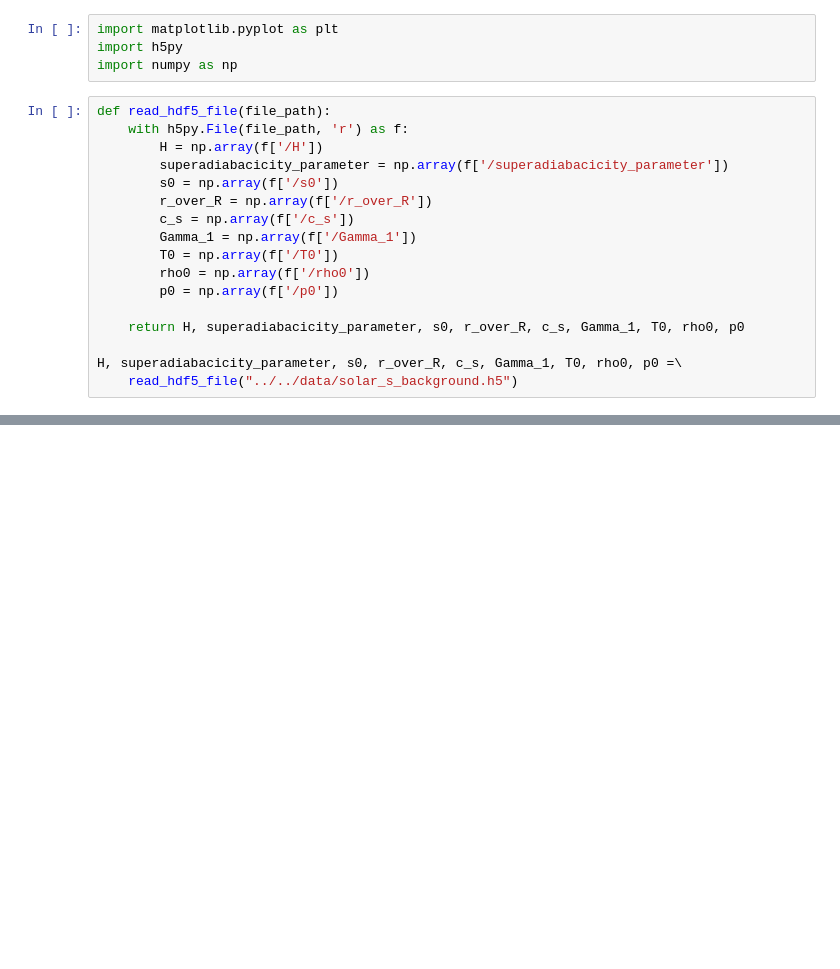
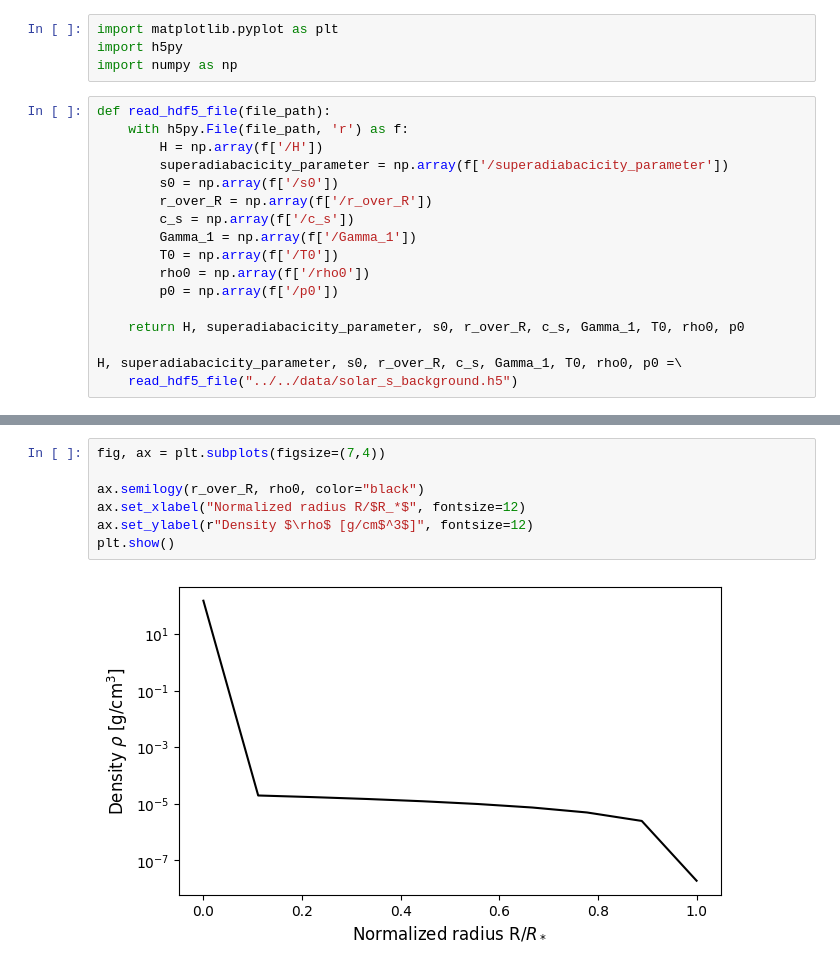
Before and after one commit to tabjone/2DHDCZ, a Jupyter notebook: testing/test_solar_s_background/plot_solar_s.ipynb, the cells around one changed output, grey strips where cells are left out. Cells and saved outputs as stored; diff of their text form; blank space fills up the shorter version.

```diff
--- a/testing/test_solar_s_background/plot_solar_s.ipynb
+++ b/testing/test_solar_s_background/plot_solar_s.ipynb
@@ -26,0 +40,9 @@ plt.loglog(r_over_R, T0)
+# %%
+fig, ax = plt.subplots(figsize=(7,4))
+
+ax.semilogy(r_over_R, rho0, color="black")
+ax.set_xlabel("Normalized radius R/$R_*$", fontsize=12)
+ax.set_ylabel(r"Density $\rho$ [g/cm$^3$]", fontsize=12)
+plt.show()
+# %% [output]
+[figure, added]
```
Also changed, not shown: parts of 7 cells of this notebook.
